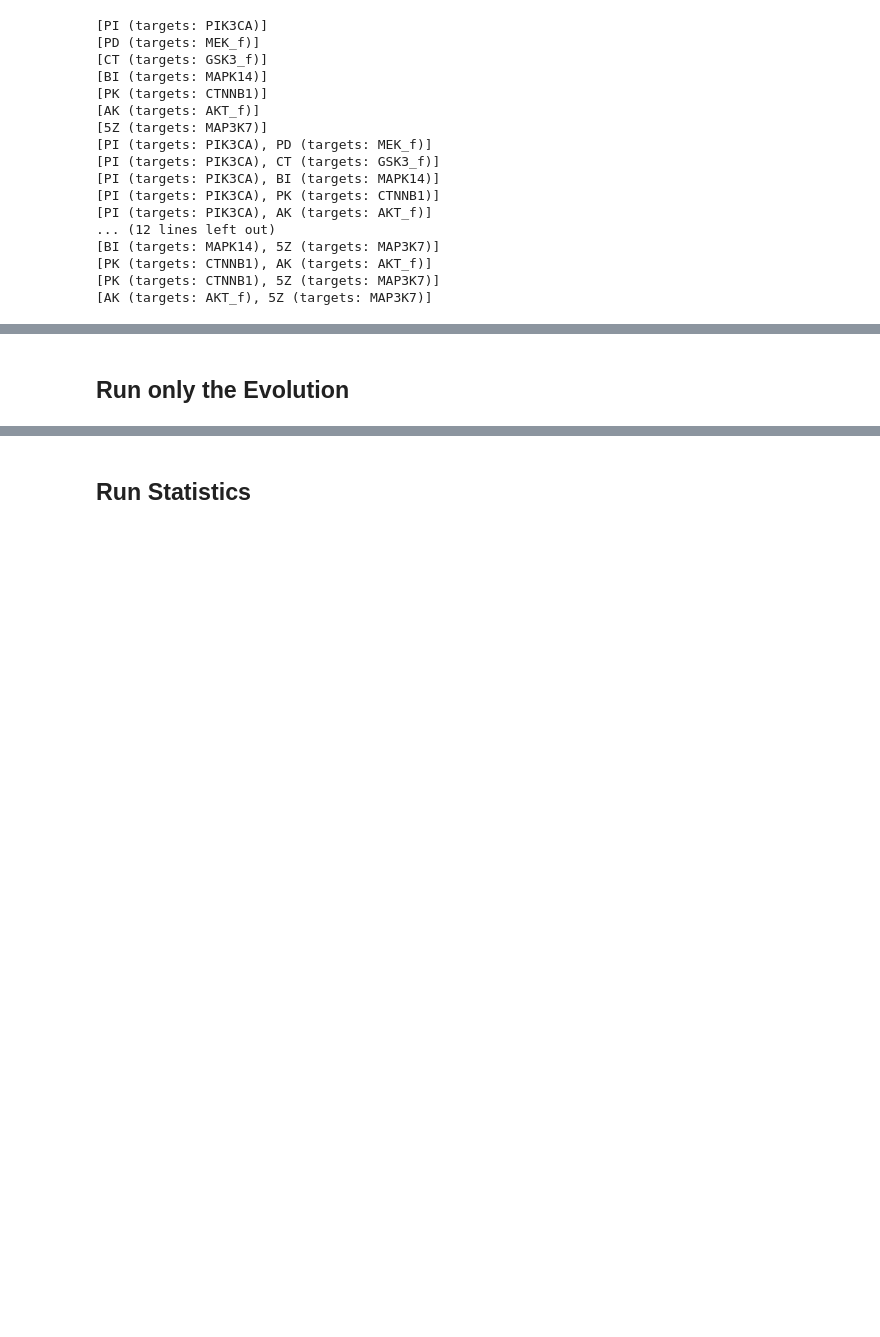
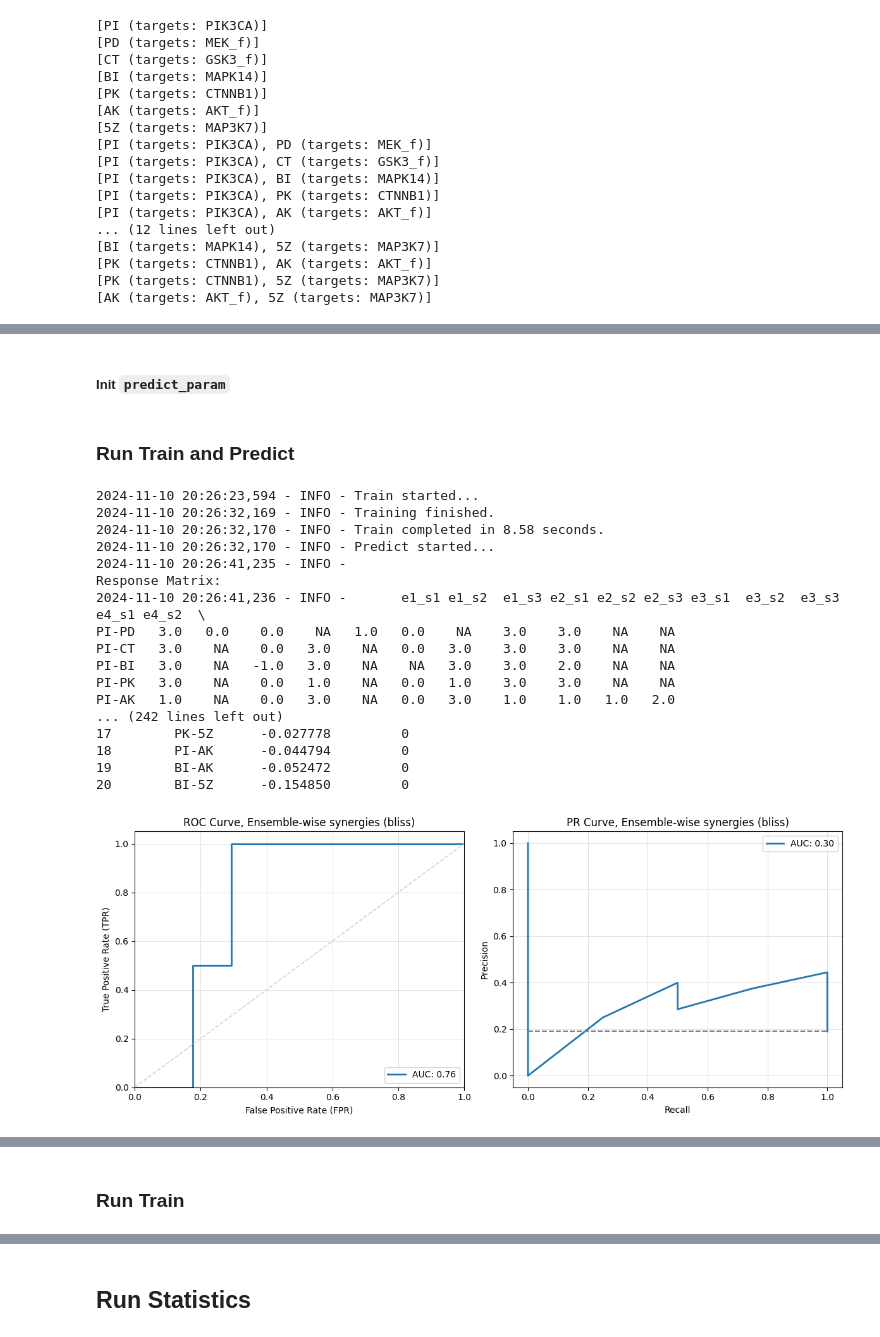
Before and after one commit to druglogics/pydruglogics, a Jupyter notebook: pydruglogics_tutorial.ipynb, the cells around one changed output, grey strips where cells are left out. Cells and saved outputs as stored; diff of their text form; code cells hidden in the pictures; blank space fills up the shorter version.

```diff
--- a/pydruglogics_tutorial.ipynb
+++ b/pydruglogics_tutorial.ipynb
@@ -246,9 +282,9 @@ ga_args = {
         'num_parents_mating': 3,
         'mutation_num_genes': 3,
         'fitness_batch_size': 20,
-        'gene_type': int,
         'crossover_type': 'single_point',
         'mutation_type': 'random',
-        'keep_elitism': 0
-    }
+        'keep_elitism': 0,
+        # 'stop_criteria': 'reach_95'
+}
 # %% [markdown]
@@ -266,0 +305,10 @@ ev_args = {
+# %%
+train_params = {
+        'boolean_model': boolean_model_sif,
+        'model_outputs': model_outputs,
+        'training_data': training_data,
+        'ga_args': ga_args,
+        'ev_args': ev_args,
+        'save_best_models': False,
+        # 'save_path': './models'
+}
@@ -330,0 +346,16 @@ Total runtime: 30.33 seconds
+# %% [markdown]
+##### Init `predict_param`
+# %%
+predict_params = {
+        'perturbations': perturbations,
+        'model_outputs': model_outputs,
+        'observed_synergy_scores': observed_synergy_scores,
+        'synergy_method': 'bliss',
+        'save_predictions': False,
+        # 'save_path': './predictions',
+        # 'model_directory': './models/example_models',
+        # 'attractor_tool': 'mpbn',
+        # 'attractor_type':  'stable_states'
+    }
+# %% [markdown]
+### Run Train and Predict
@@ -330,0 +364,21 @@ Total runtime: 30.33 seconds
+# %%
+execute(train_params=train_params, predict_params=predict_params)
+# %% [output]
+2024-11-10 20:26:23,594 - INFO - Train started...
+2024-11-10 20:26:32,169 - INFO - Training finished.
+2024-11-10 20:26:32,170 - INFO - Train completed in 8.58 seconds.
+2024-11-10 20:26:32,170 - INFO - Predict started...
+2024-11-10 20:26:41,235 - INFO -
+Response Matrix:
+2024-11-10 20:26:41,236 - INFO -       e1_s1 e1_s2  e1_s3 e2_s1 e2_s2 e2_s3 e3_s1  e3_s2  e3_s3 e4_s1 e4_s2  \
+PI-PD   3.0   0.0    0.0    NA   1.0   0.0    NA    3.0    3.0    NA    NA
+PI-CT   3.0    NA    0.0   3.0    NA   0.0   3.0    3.0    3.0    NA    NA
+PI-BI   3.0    NA   -1.0   3.0    NA    NA   3.0    3.0    2.0    NA    NA
+PI-PK   3.0    NA    0.0   1.0    NA   0.0   1.0    3.0    3.0    NA    NA
+PI-AK   1.0    NA    0.0   3.0    NA   0.0   3.0    1.0    1.0   1.0   2.0
+... (242 lines left out)
+17        PK-5Z      -0.027778         0
+18        PI-AK      -0.044794         0
+19        BI-AK      -0.052472         0
+20        BI-5Z      -0.154850         0
+[figure, added]
@@ -331,3 +387,3 @@ Total runtime: 30.33 seconds
 # %% [markdown]
-## Run only the Evolution
+### Run Train
 # %%
```
Also changed, not shown: parts of 64 cells of this notebook, 1 other file.
